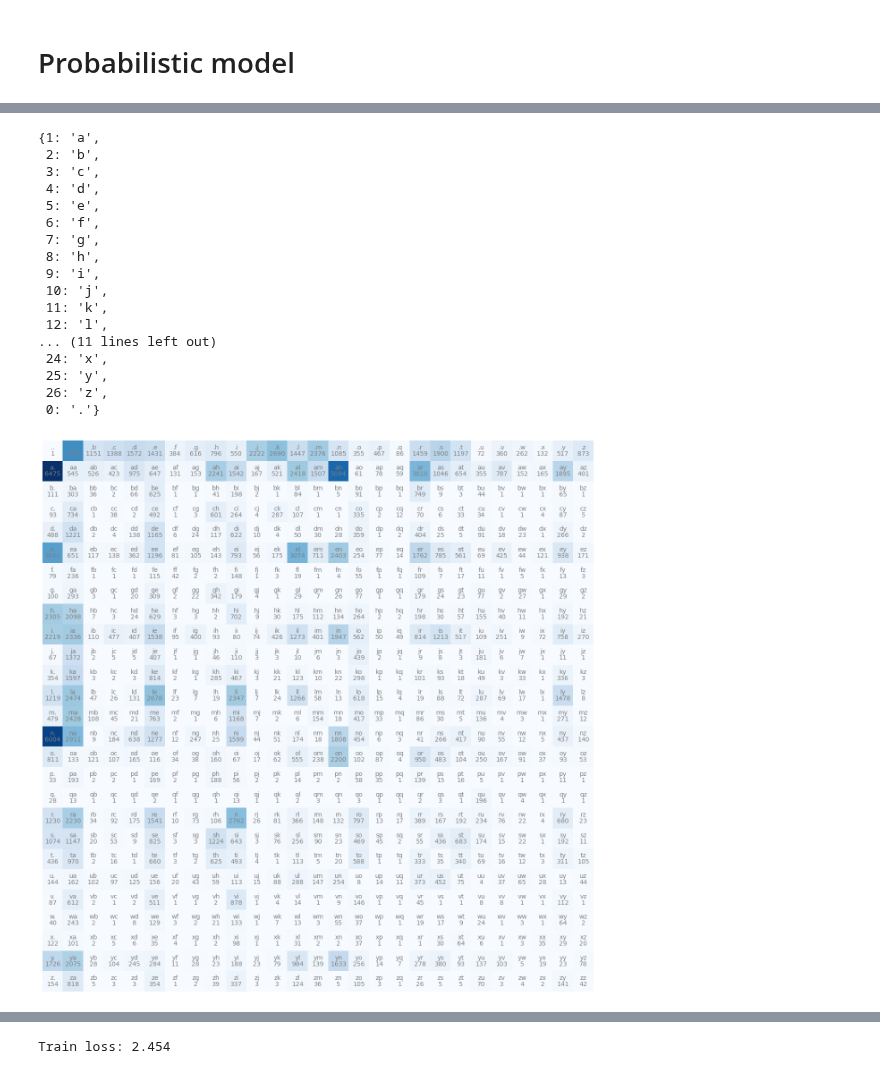
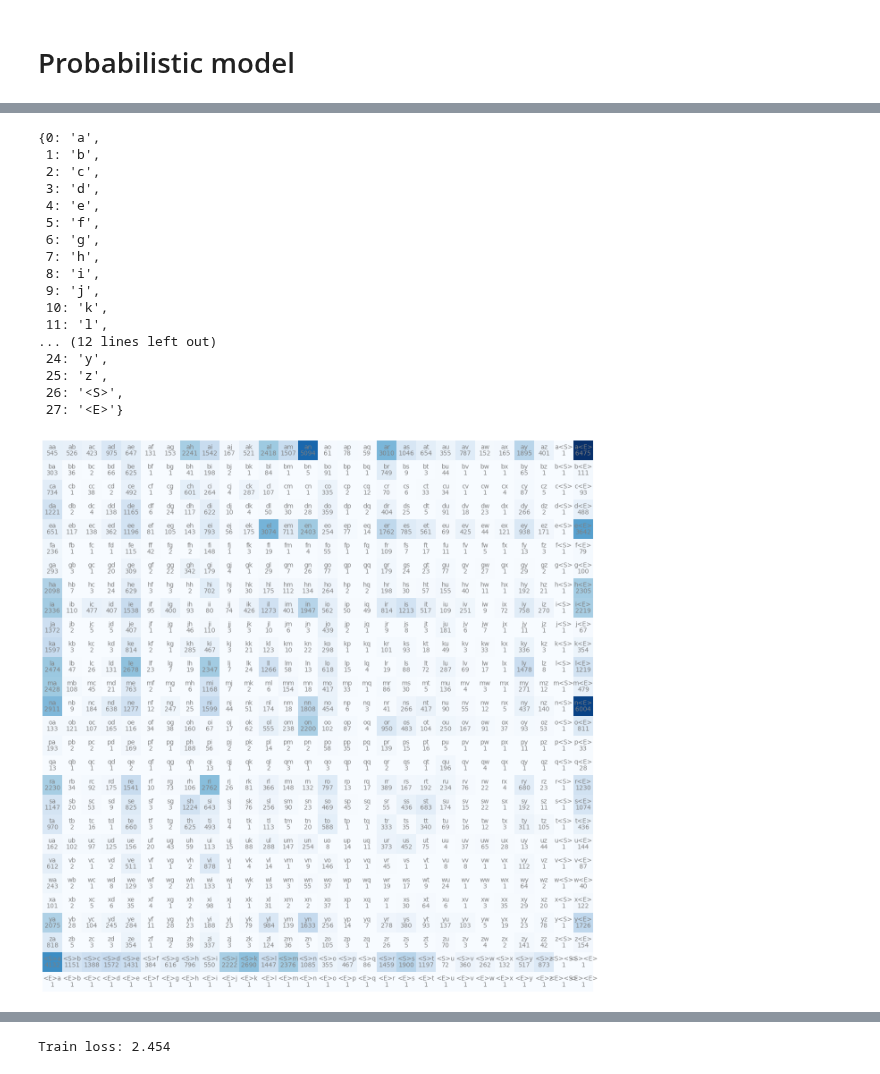
Before and after one commit to sampath017/ShakespearGPT, a Jupyter notebook: src/bigram.ipynb, the cells around one changed output, grey strips where cells are left out. Cells and saved outputs as stored; diff of their text form; code cells hidden in the pictures.

```diff
--- a/src/bigram.ipynb
+++ b/src/bigram.ipynb
@@ -125,52 +127,50 @@ sorted(bigrams.items(), key=lambda kv: -kv[1])
  (('z', 'x'), 1)]
 # %%
 # Loop up tables
-chars = sorted(set("".join(df["Name"].to_list())))
+chars = sorted(set("".join(df["Name"].to_list()))) + ['<S>'] + ['<E>']
 
-stoi = {char:i+1 for i, char in enumerate(chars)}
-stoi["."] = 0
-itos = {char: i for i, char in stoi.items()}
-
+stoi = {char:i for i, char in enumerate(chars)}
+itos = {i:chars for chars, i in stoi.items()}
 itos
 # %% [output]
-{1: 'a',
- 2: 'b',
- 3: 'c',
- 4: 'd',
- 5: 'e',
- 6: 'f',
- 7: 'g',
- 8: 'h',
- 9: 'i',
- 10: 'j',
- 11: 'k',
- 12: 'l',
-... (11 lines left out)
- 24: 'x',
- 25: 'y',
- 26: 'z',
- 0: '.'}
+{0: 'a',
+ 1: 'b',
+ 2: 'c',
+ 3: 'd',
+ 4: 'e',
+ 5: 'f',
+ 6: 'g',
+ 7: 'h',
+ 8: 'i',
+ 9: 'j',
+ 10: 'k',
+ 11: 'l',
+... (12 lines left out)
+ 24: 'y',
+ 25: 'z',
+ 26: '<S>',
+ 27: '<E>'}
 # %%
-counts_array = np.zeros((27, 27), dtype=np.int64) + 1 # model smoothing
+counts_array = np.zeros((28, 28), dtype=np.int64) + 1 # model smoothing
 for w in df["Name"]:
-    chars = ['.'] + list(w) + ['.']
+    chars = ['<S>'] + list(w) + ['<E>']
     for char1, char2 in zip(chars, chars[1:]):
-        index1 = stoi[char1]
-        index2 = stoi[char2]
+        idx1 = stoi[char1]
+        idx2 = stoi[char2]
 
-        counts_array[index1, index2] += 1
+        counts_array[idx1, idx2] += 1
 # %%
 plt.figure(figsize=(16,16))
 plt.imshow(counts_array, cmap='Blues')
-for i in range(27):
-    for j in range(27):
+for i in range(28):
+    for j in range(28):
         chstr = itos[i] + itos[j]
         plt.text(j, i, chstr, ha="center", va="bottom", color='gray')
         plt.text(j, i, counts_array[i, j], ha="center", va="top", color='gray')
 plt.axis('off')
 plt.show()
 # %% [output]
-[figure, old version]
+[figure, new version]
 # %%
 # probability_matrix = np.full_like(probability_matrix, fill_value=1/27)
 probability_matrix = counts_array / counts_array.sum(axis=-1, keepdims=True) # probabilistic model
```
Also changed, not shown: parts of 12 cells of this notebook, 2 other files.
